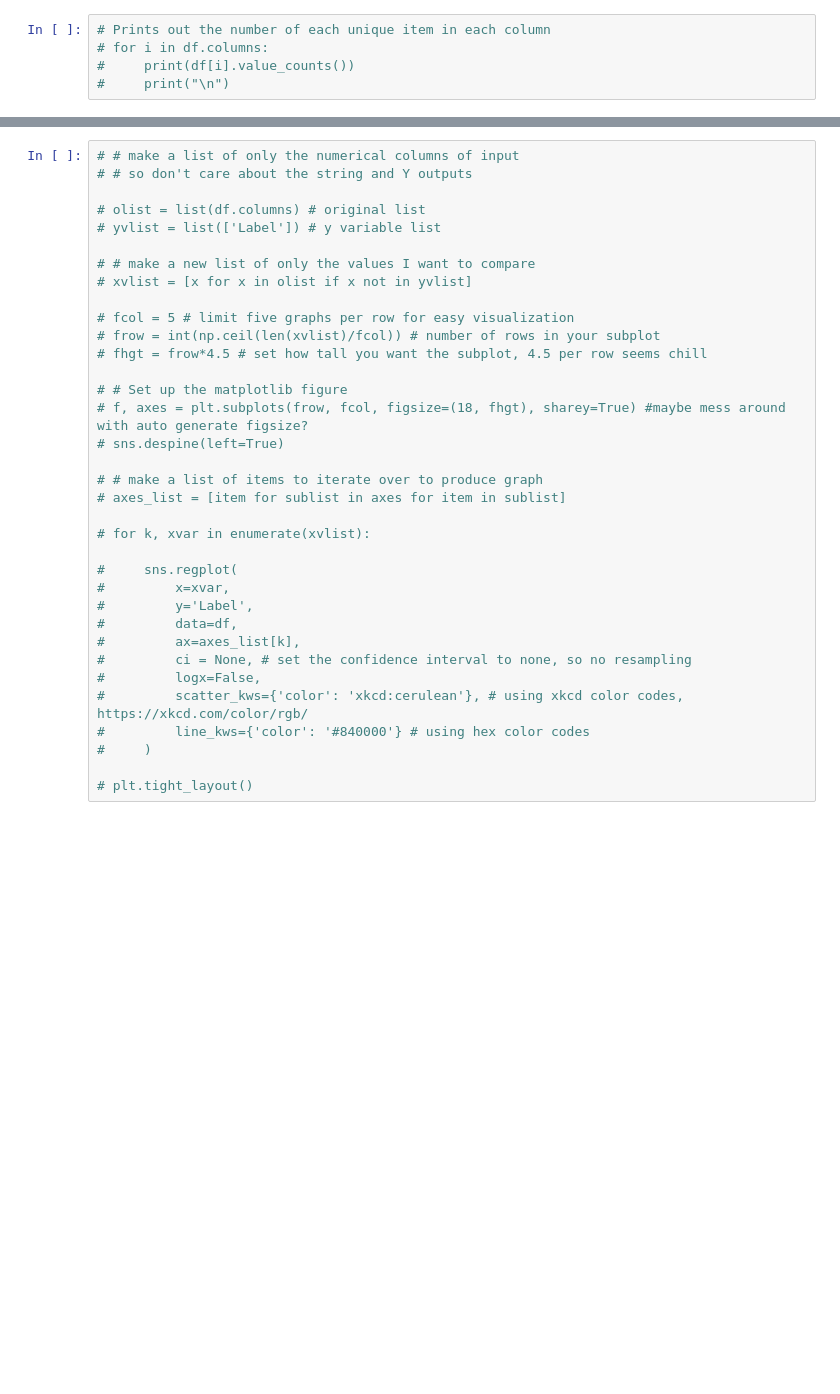
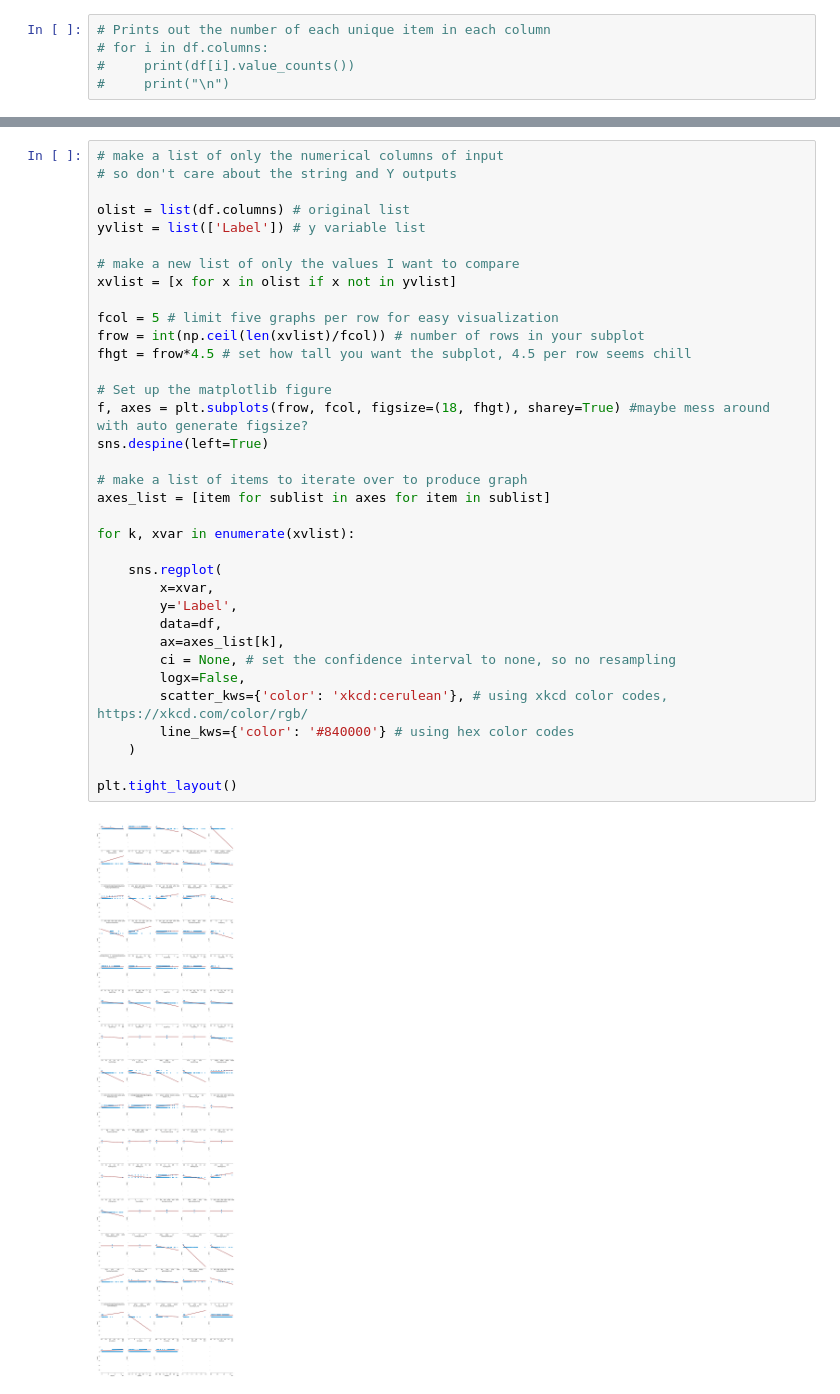
Before and after one commit to Alynoser/Capstone, a Jupyter notebook: DDoS.ipynb, the cells around one changed output, grey strips where cells are left out. Saved outputs shown, nothing was run; the diff lists cells and outputs as text; blank space fills up the shorter version.

```diff
--- a/DDoS.ipynb
+++ b/DDoS.ipynb
@@ -107,35 +109,37 @@ df[['FlowPackets_s']] = df[['FlowPackets_s']].apply(pd.to_numeric)
 # %%
-# # make a list of only the numerical columns of input
-# # so don't care about the string and Y outputs
+# make a list of only the numerical columns of input
+# so don't care about the string and Y outputs
 
-# olist = list(df.columns) # original list
-# yvlist = list(['Label']) # y variable list
+olist = list(df.columns) # original list
+yvlist = list(['Label']) # y variable list
 
-# # make a new list of only the values I want to compare
-# xvlist = [x for x in olist if x not in yvlist]
+# make a new list of only the values I want to compare
+xvlist = [x for x in olist if x not in yvlist]
 
-# fcol = 5 # limit five graphs per row for easy visualization
-# frow = int(np.ceil(len(xvlist)/fcol)) # number of rows in your subplot
-# fhgt = frow*4.5 # set how tall you want the subplot, 4.5 per row seems chill
+fcol = 5 # limit five graphs per row for easy visualization
+frow = int(np.ceil(len(xvlist)/fcol)) # number of rows in your subplot
+fhgt = frow*4.5 # set how tall you want the subplot, 4.5 per row seems chill
 
-# # Set up the matplotlib figure
-# f, axes = plt.subplots(frow, fcol, figsize=(18, fhgt), sharey=True) #maybe mess around with auto generate figsize?
-# sns.despine(left=True)
+# Set up the matplotlib figure
+f, axes = plt.subplots(frow, fcol, figsize=(18, fhgt), sharey=True) #maybe mess around with auto generate figsize?
+sns.despine(left=True)
 
-# # make a list of items to iterate over to produce graph
-# axes_list = [item for sublist in axes for item in sublist]
+# make a list of items to iterate over to produce graph
+axes_list = [item for sublist in axes for item in sublist]
 
-# for k, xvar in enumerate(xvlist):
+for k, xvar in enumerate(xvlist):
 
-#     sns.regplot(
-#         x=xvar,
-#         y='Label',
-#         data=df,
-#         ax=axes_list[k],
-#         ci = None, # set the confidence interval to none, so no resampling
-#         logx=False,
-#         scatter_kws={'color': 'xkcd:cerulean'}, # using xkcd color codes, https://xkcd.com/color/rgb/
-#         line_kws={'color': '#840000'} # using hex color codes
-#     )
+    sns.regplot(
+        x=xvar,
+        y='Label',
+        data=df,
+        ax=axes_list[k],
+        ci = None, # set the confidence interval to none, so no resampling
+        logx=False,
+        scatter_kws={'color': 'xkcd:cerulean'}, # using xkcd color codes, https://xkcd.com/color/rgb/
+        line_kws={'color': '#840000'} # using hex color codes
+    )
 
-# plt.tight_layout()
+plt.tight_layout()
+# %% [output]
+[figure, added]
```
Also changed, not shown: parts of 2 cells of this notebook.
